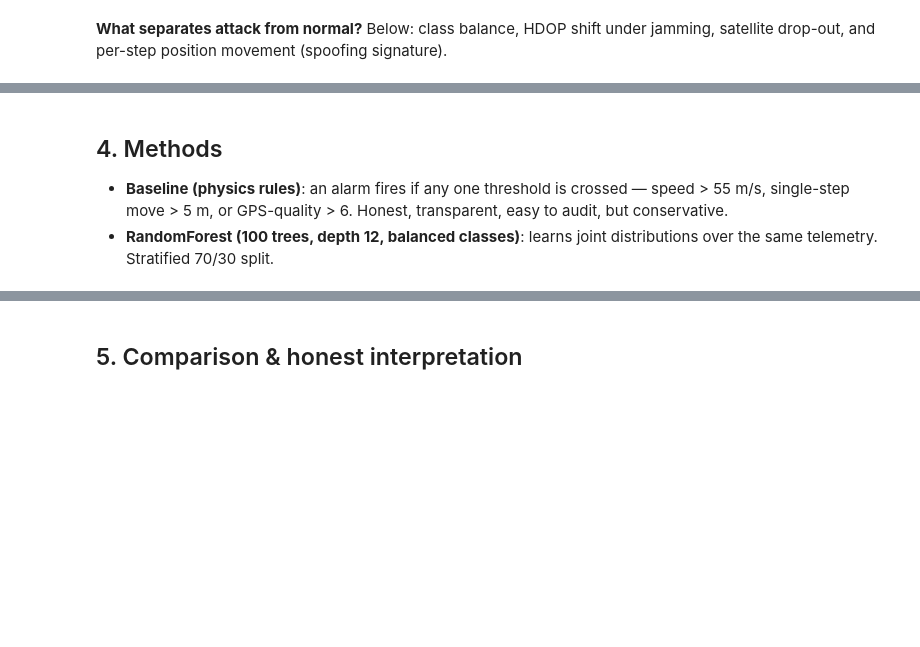
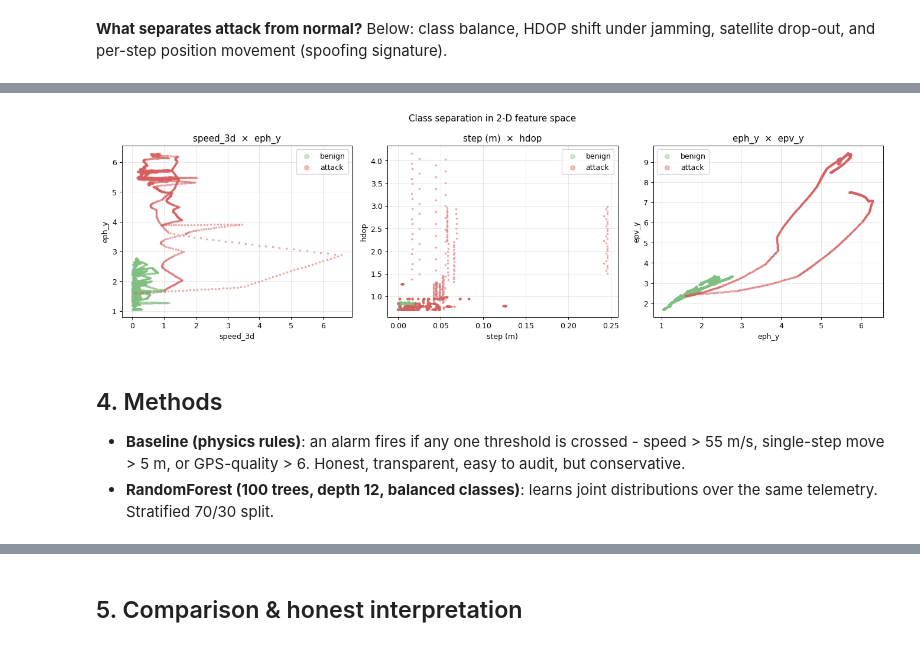
Before and after one commit to szyraf/gnss-guardian, a Jupyter notebook: notebooks/01_UAV_Analysis.ipynb, the cells around one changed output, grey strips where cells are left out. Cells and saved outputs as stored; diff of their text form; code cells hidden in the pictures; blank space fills up the shorter version.

```diff
--- a/notebooks/01_UAV_Analysis.ipynb
+++ b/notebooks/01_UAV_Analysis.ipynb
@@ -189,8 +321,27 @@ df[FEATURES].describe().round(2)
+# %%
+# --- 4. Two-feature scatter plots: how the classes cluster in feature space ---
+_SCALE = 1e-7 if df['lat_y'].abs().max() > 1000 else 1.0
+step_plot = df['step_metres'] * _SCALE
+
+benign = df['is_attack'] == 0
+fig, ax = plt.subplots(1, 3, figsize=(15, 4.5))
+pairs = [(df['speed_3d'], df['eph_y'], 'speed_3d',    'eph_y'),
+         (step_plot,     df['hdop'],   'step (m)',    'hdop'),
+         (df['eph_y'],   df['epv_y'],  'eph_y',       'epv_y')]
+for a, (xs, ys, xn, yn) in zip(ax, pairs):
+    a.scatter(xs[benign],  ys[benign],  s=4, c='#7fbf7f', alpha=0.4, label='benign')
+    a.scatter(xs[~benign], ys[~benign], s=4, c='#d65f5f', alpha=0.4, label='attack')
+    a.set_xlabel(xn); a.set_ylabel(yn); a.set_title(f'{xn}  ×  {yn}')
+    a.grid(alpha=0.3); a.legend(markerscale=3)
+fig.suptitle('Class separation in 2-D feature space')
+plt.tight_layout(); plt.show()
+# %% [output]
+[figure, added]
 # %% [markdown]
 ## 4. Methods
 
 * **Baseline (physics rules)**: an alarm fires if any one threshold is
-  crossed — speed > 55 m/s, single-step move > 5 m, or GPS-quality > 6.
+  crossed - speed > 55 m/s, single-step move > 5 m, or GPS-quality > 6.
   Honest, transparent, easy to audit, but conservative.
 * **RandomForest (100 trees, depth 12, balanced classes)**: learns
   joint distributions over the same telemetry. Stratified 70/30 split.
```
Also changed, not shown: parts of 15 cells of this notebook, 3 other files.
